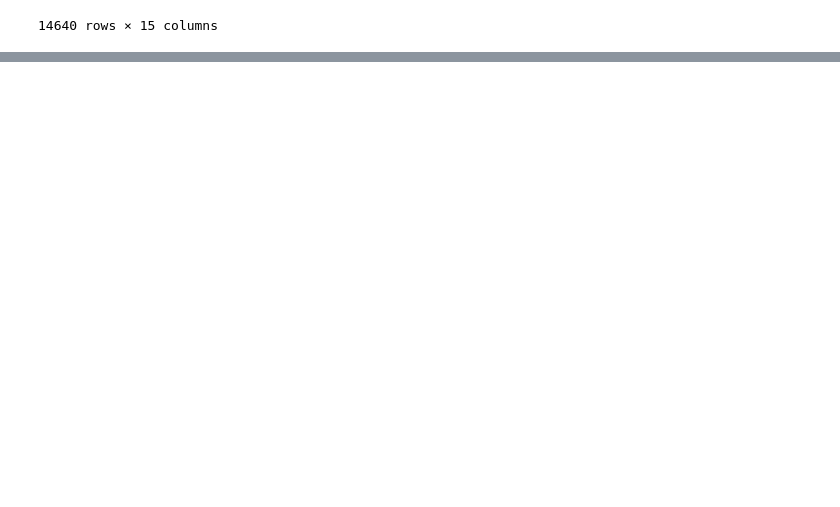
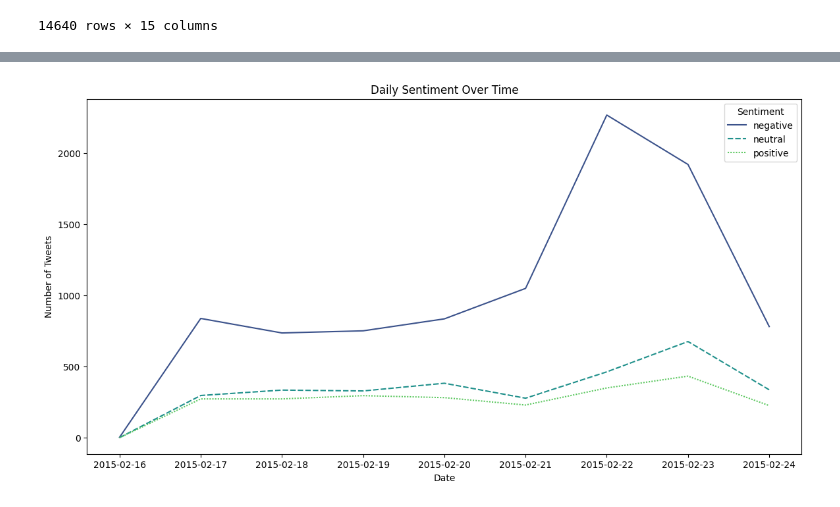
Before and after one commit to Irfana-Fasila/PRODIGY_DS_04, a Jupyter notebook: task4.ipynb, the cells around one changed output, grey strips where cells are left out. Saved outputs shown, nothing was run; the diff lists cells and outputs as text; code cells hidden in the pictures; blank space fills up the shorter version.

```diff
--- a/task4.ipynb
+++ b/task4.ipynb
@@ -45,0 +66,14 @@ plt.show()
+# %%
+# Convert 'tweet_created' column to datetime
+df['tweet_created'] = pd.to_datetime(df['tweet_created'])
+
+daily_sentiment = df.groupby([df['tweet_created'].dt.date, 'airline_sentiment']).size().unstack().fillna(0)
+plt.figure(figsize=(14, 7))
+sns.lineplot(data=daily_sentiment, palette='viridis')
+plt.title('Daily Sentiment Over Time')
+plt.xlabel('Date')
+plt.ylabel('Number of Tweets')
+plt.legend(title='Sentiment', loc='upper right')
+plt.show()
+# %% [output]
+[figure, added]
```
Also changed, not shown: parts of 3 cells of this notebook.
